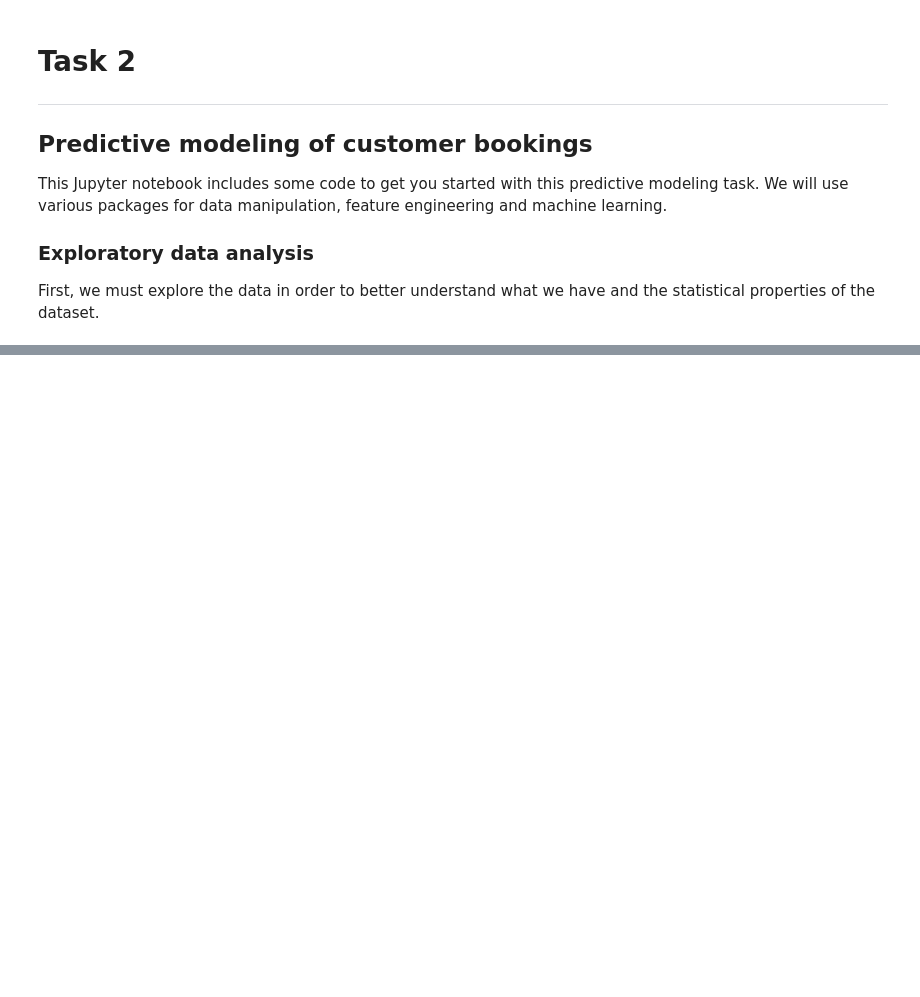
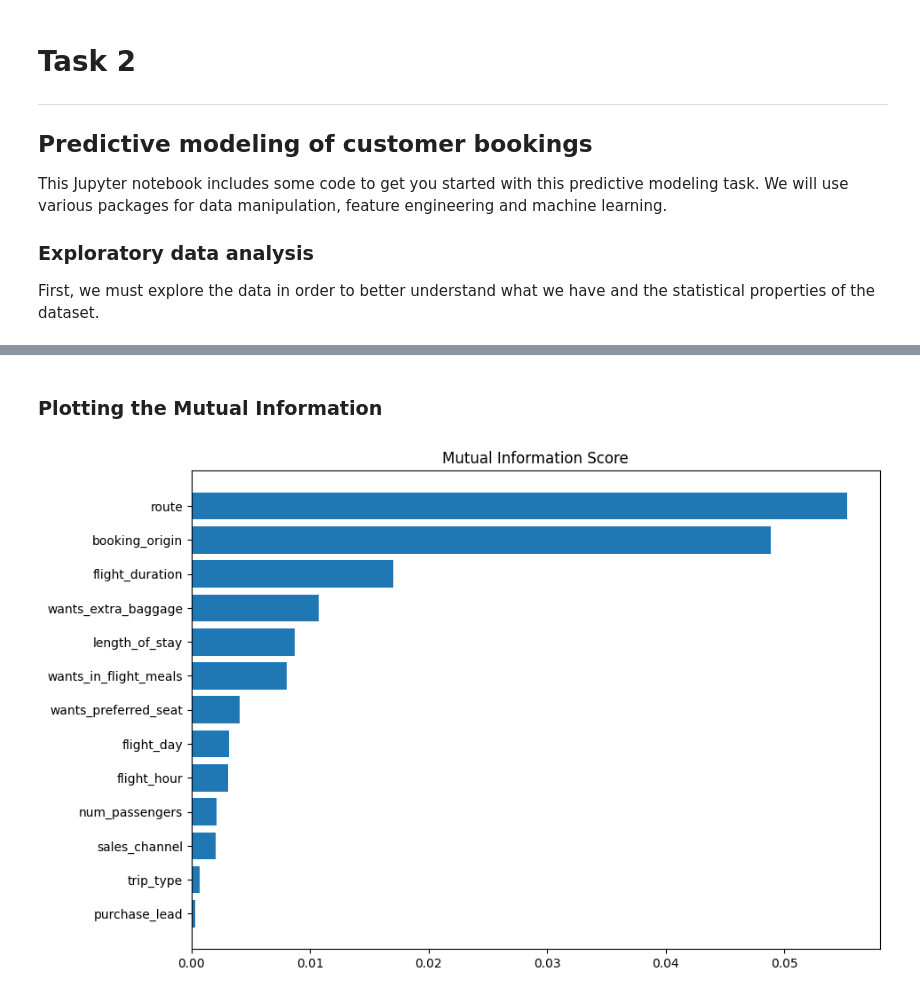
Before and after one commit to Shimmy-Shams-007/Web-Scraping-To-Gain-Company-Insights, a Jupyter notebook: BA_Task_2/BA_Task_2.ipynb, the cells around one changed output, grey strips where cells are left out. Cells and saved outputs as stored; diff of their text form; code cells hidden in the pictures; blank space fills up the shorter version.

```diff
--- a/BA_Task_2/BA_Task_2.ipynb
+++ b/BA_Task_2/BA_Task_2.ipynb
@@ -21,0 +186,7 @@ df.info()
+# %%
+X= df.drop('booking_complete', axis = 1)
+y= df.booking_complete
+
+#changing object dtype to int dtype
+for colname in X.select_dtypes("object"):
+    X[colname], _ = X[colname].factorize()
@@ -21,0 +212,6 @@ df.info()
+# %%
+mi_scores = mutual_info_classif(X, y)
+mi_scores = pd.Series(mi_scores, name = "MI Scores", index = X.columns)
+mi_scores = mi_scores.sort_values(ascending=False)
+
+mi_scores
@@ -21,0 +233,15 @@ df.info()
+# %% [markdown]
+### Plotting the Mutual Information
+# %%
+def plot_mi_scores(scores):
+    scores = scores.sort_values(ascending=True)
+    width = np.arange(len(scores))
+    ticks = list(scores.index)
+    plt.barh(width, scores)
+    plt.yticks(width, ticks)
+    plt.title("Mutual Information Score")
+
+plt.figure(dpi=100, figsize=(10,7))
+plot_mi_scores(mi_scores)
+# %% [output]
+[figure, added]
```
Also changed, not shown: parts of 25 cells of this notebook.
